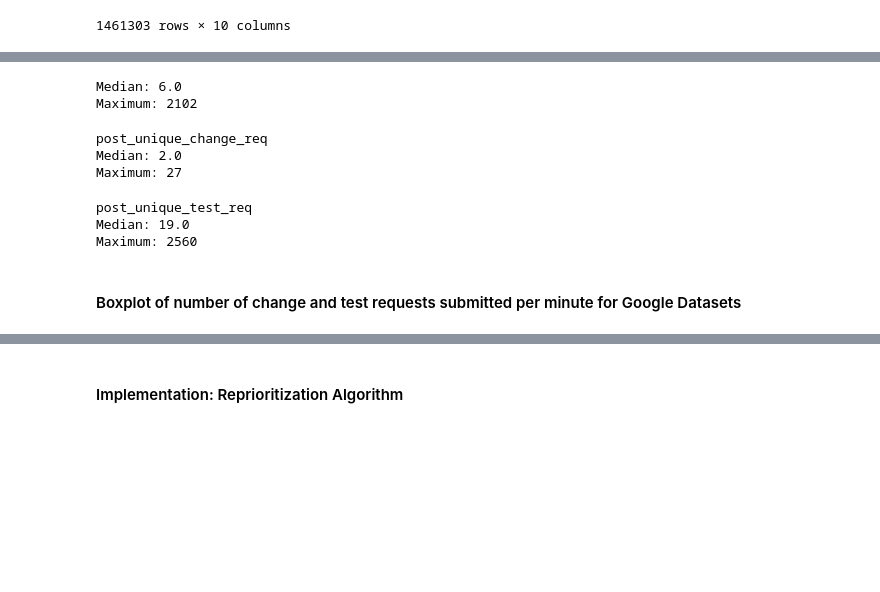
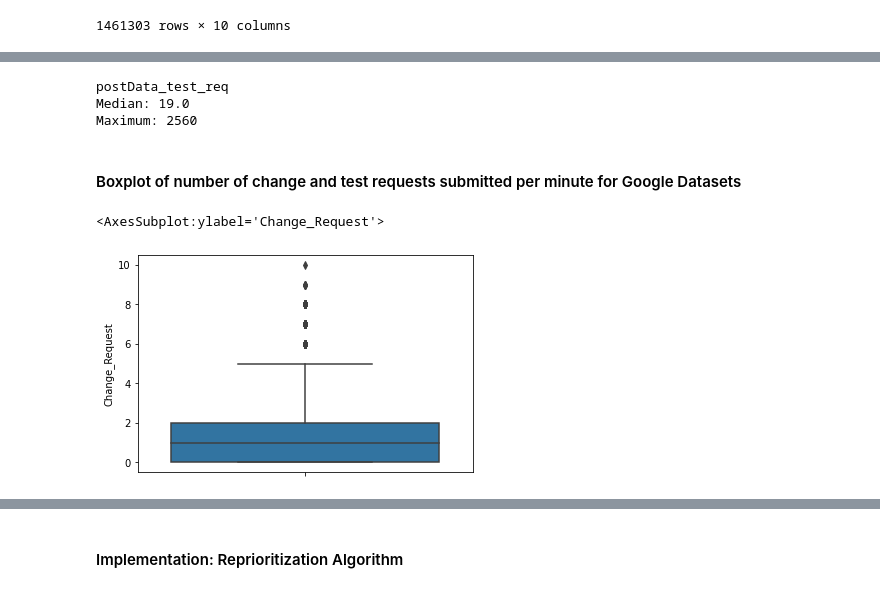
Before and after one commit to HarishJayasankar/SOEN-7481-Project, a Jupyter notebook: TestReprioritization.ipynb, the cells around one changed output, grey strips where cells are left out. Cells and saved outputs as stored; diff of their text form; code cells hidden in the pictures; blank space fills up the shorter version.

```diff
--- a/TestReprioritization.ipynb
+++ b/TestReprioritization.ipynb
@@ -135 +88,6 @@ Name: Status, Length: 1903, dtype: float64
+# %%
+# Number of changes submitted to the test queue per minute for googlepre
+
+googleprecommit['Launch_Time'] = pd.to_datetime(googleprecommit['Launch_Time'])
+preData_change_request = googleprecommit.groupby(pd.Grouper(key='Launch_Time', freq='min'))['Change_Request'].apply(pd.Series.nunique)
 # %%
@@ -150,47 +113,26 @@ Maximum: 10
 # %%
-# Number of test requests per minute in GooglePre
-# Maximum number of test requests per minute in GooglePre
-# Median of number of test requests per minute in GooglePre
+#Finding  Number of test requests per minute in GooglePost and calculating median and max
 
-googleprecommit['Launch_Time'] = pd.to_datetime(googleprecommit['Launch_Time'])
-pre_unique_test_requests = googleprecommit.groupby(pd.Grouper(key='Launch_Time', freq='min'))['Test_Suite'].apply(pd.Series.nunique)
+googlepostcommit['Launch_Time'] = pd.to_datetime(googlepostcommit['Launch_Time'])
+postData_test_req = googlepostcommit.groupby(pd.Grouper(key='Launch_Time', freq='min'))['Test_Suite'].apply(pd.Series.nunique)
 
-#print(post_unique_test_requests)
-print("Median: "+str(pre_unique_test_requests.median()))
-print("Maximum: "+str(pre_unique_test_requests.max()))
+print("postData_test_req")
+print("Median: "+str(postData_test_req.median()))
+print("Maximum: "+str(postData_test_req.max()))
 # %% [output]
-Median: 6.0
-Maximum: 2102
+postData_test_req
+Median: 19.0
+Maximum: 2560
-# %%
-# Number of change requests per minute in GooglePost
-# Maximum number of change requests per minute in GooglePost
-# Median of number of change requests per minute in GooglePost
-
-googlepostcommit['Launch_Time'] = pd.to_datetime(googlepostcommit['Launch_Time'])
-post_unique_change_req = googlepostcommit.groupby(pd.Grouper(key='Launch_Time', freq='min'))['Change_Request'].apply(pd.Series.nunique)
-
-print("post_unique_change_req")
-print("Median: "+str(post_unique_change_req.median()))
-print("Maximum: "+str(post_unique_change_req.max()))
-# %% [output]
-post_unique_change_req
-Median: 2.0
-Maximum: 27
-# %%
-# Number of test requests per minute in GooglePost
-# Maximum number of test requests per minute in GooglePost
-# Median of number of test requests per minute in GooglePost
-
-googlepostcommit['Launch_Time'] = pd.to_datetime(googlepostcommit['Launch_Time'])
-post_unique_test_req = googlepostcommit.groupby(pd.Grouper(key='Launch_Time', freq='min'))['Test_Suite'].apply(pd.Series.nunique)
-
-print("post_unique_test_req")
-print("Median: "+str(post_unique_test_req.median()))
-print("Maximum: "+str(post_unique_test_req.max()))
-# %% [output]
-post_unique_test_req
-Median: 19.0
-Maximum: 2560
 # %% [markdown]
 #### Boxplot of number of change and test requests submitted per minute for Google Datasets
+# %%
+# Number of changes submitted to the test queue per minute for pre dataset
+
+import seaborn as sns
+import matplotlib.pyplot as plt
+
+sns.boxplot( y=preData_change_request)
+# %% [output]
+<AxesSubplot:ylabel='Change_Request'>
+[figure, added]
 # %%
```
Also changed, not shown: parts of 34 cells of this notebook.
